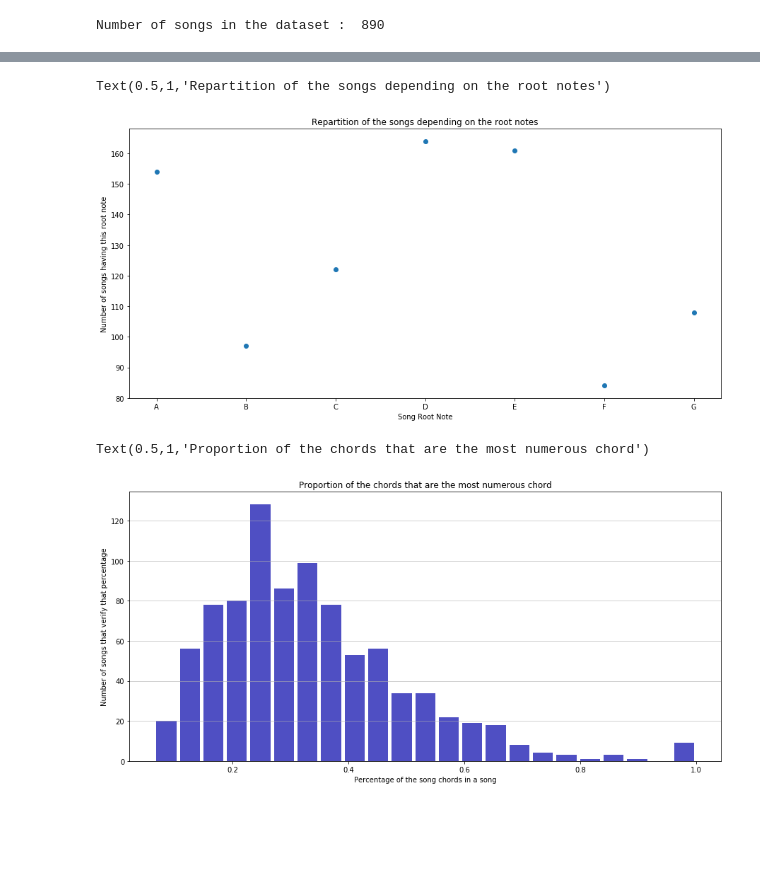
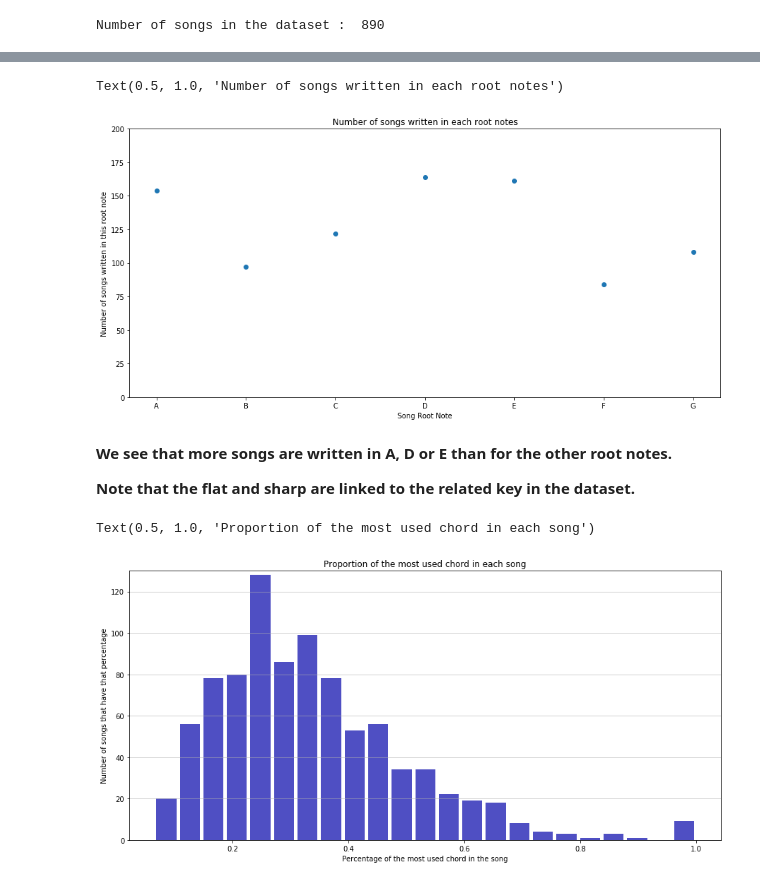
Before and after one commit to lucieperrotta/Digital-Musicology, a Jupyter notebook: preprocessing/dataset preprocessing.ipynb, the cells around one changed output, grey strips where cells are left out. Cells and saved outputs as stored; diff of their text form; code cells hidden in the pictures; blank space fills up the shorter version.

```diff
--- a/preprocessing/dataset preprocessing.ipynb
+++ b/preprocessing/dataset preprocessing.ipynb
@@ -38,7 +39,7 @@ for i in range(len(files)):
         data = myfile.read().replace('\n', ' ').replace('\t', ' ')
         num_data = key2num(data)
 
-    index = re.findall(r'\d+',file)[0]
+    index = re.findall(r'\d+',files[i])[0]
     chord_list = re.findall("[^ ]+:[^ ]+", data)
     tonic = re.findall("tonic: .", data)[0].replace("tonic: ", "")
 
@@ -116,11 +121,16 @@ plt.rcParams["figure.figsize"] = (15,7)
 plt.scatter(range(7),root_notes_count)
 plt.xticks(np.arange(7), ('A', 'B', 'C', 'D', 'E', 'F', 'G'))
 plt.xlabel('Song Root Note')
-plt.ylabel('Number of songs having this root note')
-plt.title('Repartition of the songs depending on the root notes')
+plt.ylim(0, 200)
+plt.ylabel('Number of songs written in this root note')
+plt.title('Number of songs written in each root notes')
 # %% [output]
-Text(0.5,1,'Repartition of the songs depending on the root notes')
+Text(0.5, 1.0, 'Number of songs written in each root notes')
-[figure, old version]
+[figure, new version]
+# %% [markdown]
+**We see that more songs are written in A, D or E than for the other root notes.**
+
+**Note that the flat and sharp are linked to the related key in the dataset.**
 # %%
 first_chords = np.zeros(890)
 second_chords = np.zeros(890)
@@ -141,13 +151,15 @@ for k in range(890):
         third_chords[k] = 0
 # %%
 plt.figure()
+
 plt.rcParams["figure.figsize"] = (15,7)
 
 n, bins, patches = plt.hist(x=first_chords/song_len, bins='auto', color='#0504aa',alpha=0.7, rwidth=0.85)
 plt.grid(axis='y', alpha=0.75)
-plt.xlabel('Percentage of the song chords in a song')
-plt.ylabel('Number of songs that verify that percentage')
-plt.title('Proportion of the chords that are the most numerous chord')
+plt.ylim(0, 130)
+plt.xlabel('Percentage of the most used chord in the song')
+plt.ylabel('Number of songs that have that percentage')
+plt.title('Proportion of the most used chord in each song')
 # %% [output]
-Text(0.5,1,'Proportion of the chords that are the most numerous chord')
+Text(0.5, 1.0, 'Proportion of the most used chord in each song')
-[figure, old version]
+[figure, new version]
```
Also changed, not shown: parts of 10 cells of this notebook.
